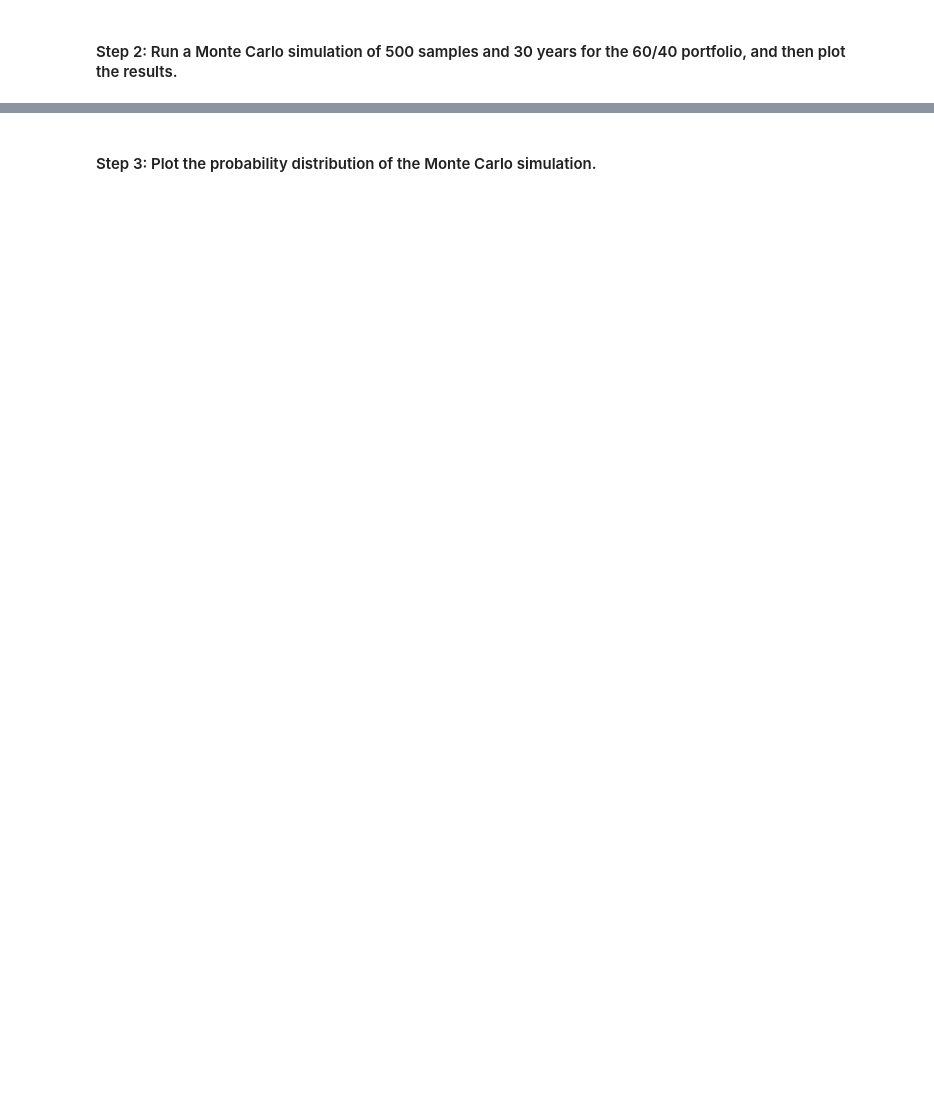
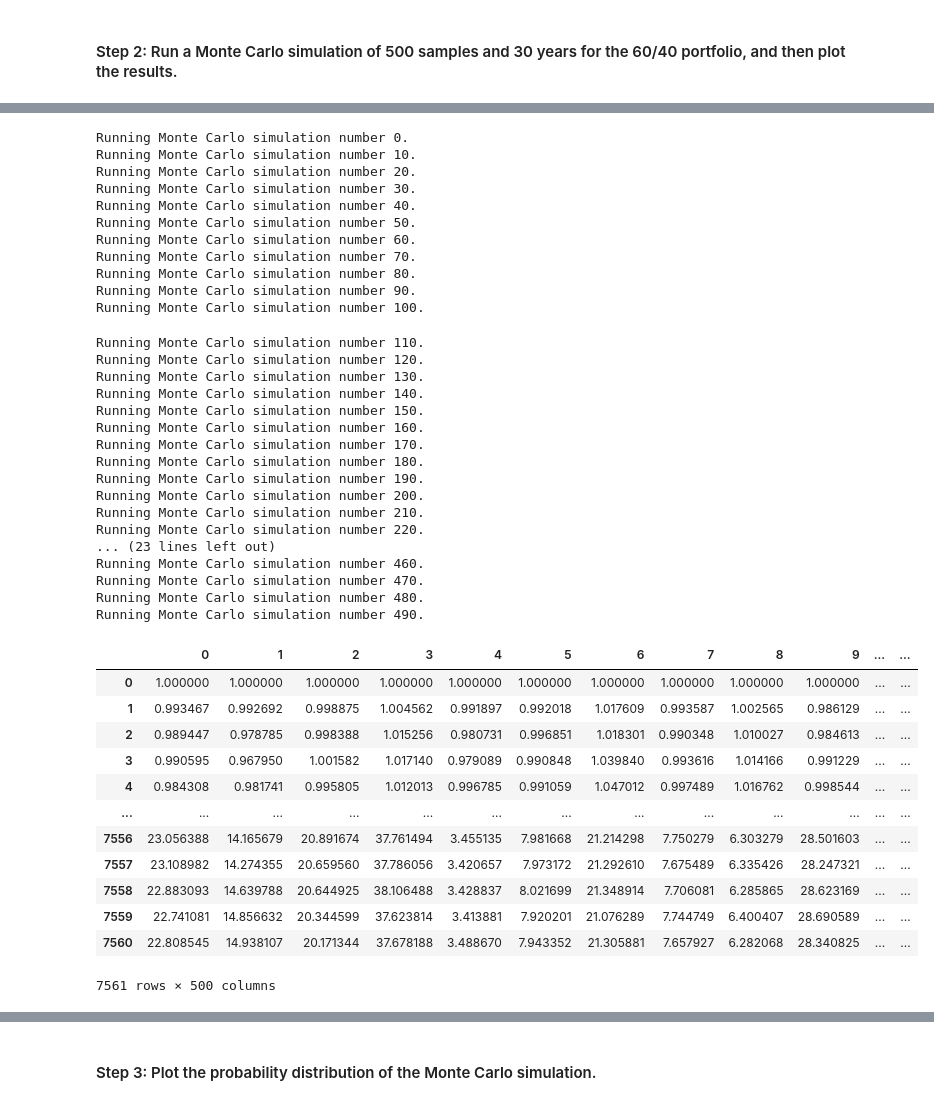
Before and after one commit to mathias1020/Challenge_5, a Jupyter notebook: financial_planning_tools.ipynb, the cells around one changed output, grey strips where cells are left out. Saved outputs shown, nothing was run; the diff lists cells and outputs as text; code cells hidden in the pictures; blank space fills up the shorter version.

```diff
--- a/financial_planning_tools.ipynb
+++ b/financial_planning_tools.ipynb
@@ -460,6 +498,48 @@ In this section, you’ll use the MCForecastTools library to create a Monte Carl
 # %%
 # Run the Monte Carlo simulation to forecast 30 years cumulative returns
-# YOUR CODE HERE
+MC_thirty_year.calc_cumulative_return()
+# %% [output]
+Running Monte Carlo simulation number 0.
+Running Monte Carlo simulation number 10.
+Running Monte Carlo simulation number 20.
+Running Monte Carlo simulation number 30.
+Running Monte Carlo simulation number 40.
+Running Monte Carlo simulation number 50.
+Running Monte Carlo simulation number 60.
+Running Monte Carlo simulation number 70.
+Running Monte Carlo simulation number 80.
+Running Monte Carlo simulation number 90.
+Running Monte Carlo simulation number 100.
+Running Monte Carlo simulation number 110.
+Running Monte Carlo simulation number 120.
+Running Monte Carlo simulation number 130.
+Running Monte Carlo simulation number 140.
+Running Monte Carlo simulation number 150.
+Running Monte Carlo simulation number 160.
+Running Monte Carlo simulation number 170.
+Running Monte Carlo simulation number 180.
+Running Monte Carlo simulation number 190.
+Running Monte Carlo simulation number 200.
+Running Monte Carlo simulation number 210.
+Running Monte Carlo simulation number 220.
+... (23 lines left out)
+Running Monte Carlo simulation number 460.
+Running Monte Carlo simulation number 470.
+Running Monte Carlo simulation number 480.
+Running Monte Carlo simulation number 490.
+|  | 0 | 1 | 2 | 3 | 4 | 5 | 6 | 7 | 8 | 9 | ... | ... |
+| 0 | 1.000000 | 1.000000 | 1.000000 | 1.000000 | 1.000000 | 1.000000 | 1.000000 | 1.000000 | 1.000000 | 1.000000 | ... | ... |
+| 1 | 0.993467 | 0.992692 | 0.998875 | 1.004562 | 0.991897 | 0.992018 | 1.017609 | 0.993587 | 1.002565 | 0.986129 | ... | ... |
+| 2 | 0.989447 | 0.978785 | 0.998388 | 1.015256 | 0.980731 | 0.996851 | 1.018301 | 0.990348 | 1.010027 | 0.984613 | ... | ... |
+| 3 | 0.990595 | 0.967950 | 1.001582 | 1.017140 | 0.979089 | 0.990848 | 1.039840 | 0.993616 | 1.014166 | 0.991229 | ... | ... |
+| 4 | 0.984308 | 0.981741 | 0.995805 | 1.012013 | 0.996785 | 0.991059 | 1.047012 | 0.997489 | 1.016762 | 0.998544 | ... | ... |
+| ... | ... | ... | ... | ... | ... | ... | ... | ... | ... | ... | ... | ... |
+| 7556 | 23.056388 | 14.165679 | 20.891674 | 37.761494 | 3.455135 | 7.981668 | 21.214298 | 7.750279 | 6.303279 | 28.501603 | ... | ... |
+| 7557 | 23.108982 | 14.274355 | 20.659560 | 37.786056 | 3.420657 | 7.973172 | 21.292610 | 7.675489 | 6.335426 | 28.247321 | ... | ... |
+| 7558 | 22.883093 | 14.639788 | 20.644925 | 38.106488 | 3.428837 | 8.021699 | 21.348914 | 7.706081 | 6.285865 | 28.623169 | ... | ... |
+| 7559 | 22.741081 | 14.856632 | 20.344599 | 37.623814 | 3.413881 | 7.920201 | 21.076289 | 7.744749 | 6.400407 | 28.690589 | ... | ... |
+| 7560 | 22.808545 | 14.938107 | 20.171344 | 37.678188 | 3.488670 | 7.943352 | 21.305881 | 7.657927 | 6.282068 | 28.340825 | ... | ... |
+7561 rows × 500 columns
 # %%
 # Visualize the 30-year Monte Carlo simulation by creating an
 # overlay line plot
```
Also changed, not shown: parts of 17 cells of this notebook.
